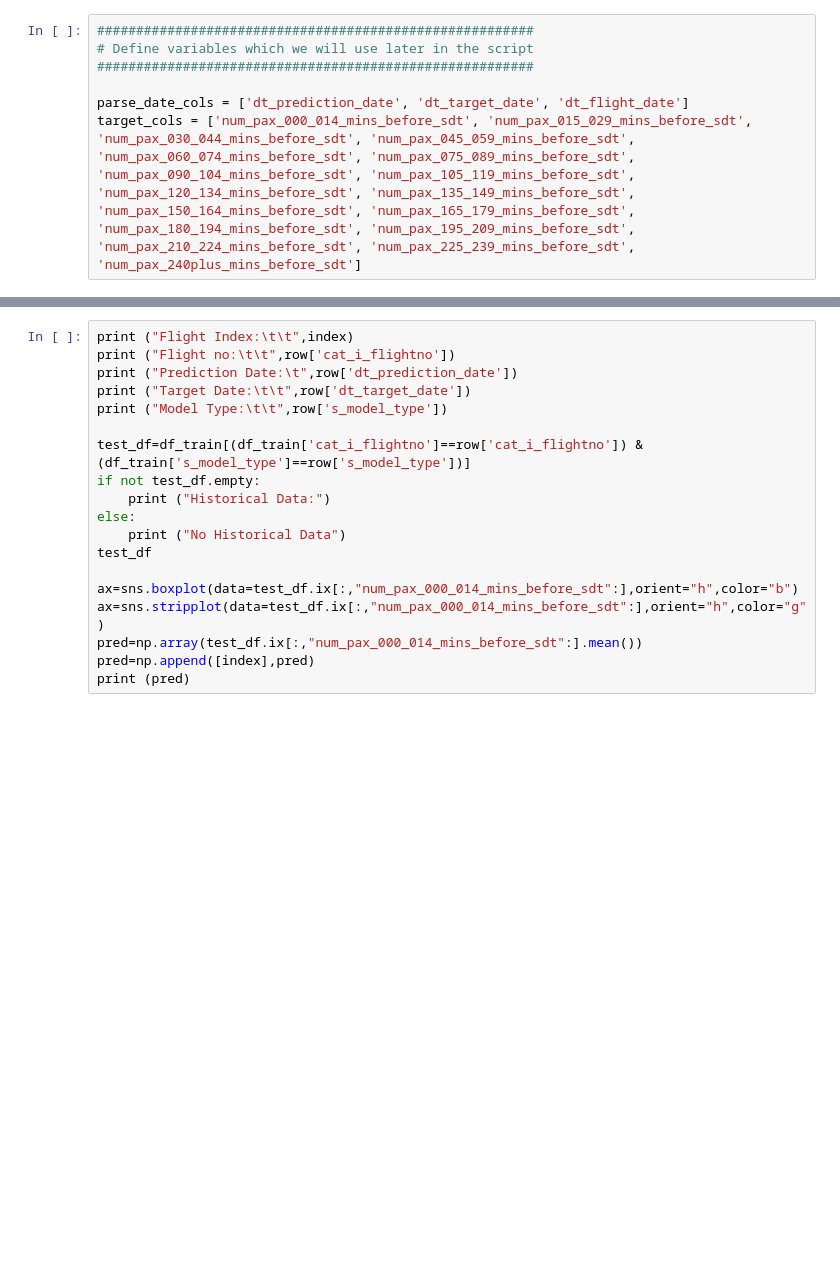
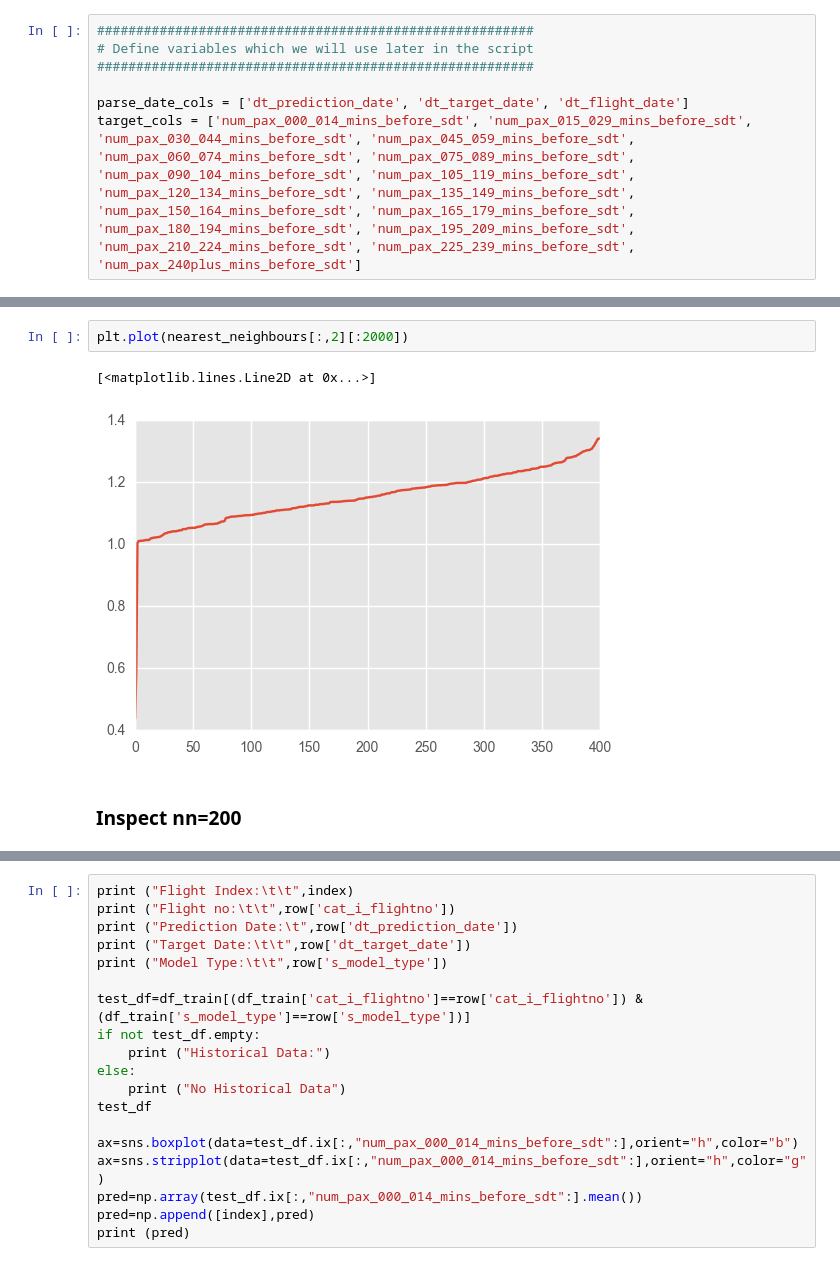
Before and after one commit to glennmoy/Dublin-Airport-Challenge, a Jupyter notebook: EDA_glenn.ipynb, the cells around one changed output, grey strips where cells are left out. Cells and saved outputs as stored; diff of their text form; blank space fills up the shorter version.

```diff
--- a/EDA_glenn.ipynb
+++ b/EDA_glenn.ipynb
@@ -137,0 +258,7 @@ print(nearest_neighbours[nearest_neighbours[:,2].argsort()][:50])
+# %%
+plt.plot(nearest_neighbours[:,2][:2000])
+# %% [output]
+[<matplotlib.lines.Line2D at 0x...>]
+[figure, added]
+# %% [markdown]
+### Inspect nn=200
```
Also changed, not shown: parts of 26 cells of this notebook, 2 other files.
